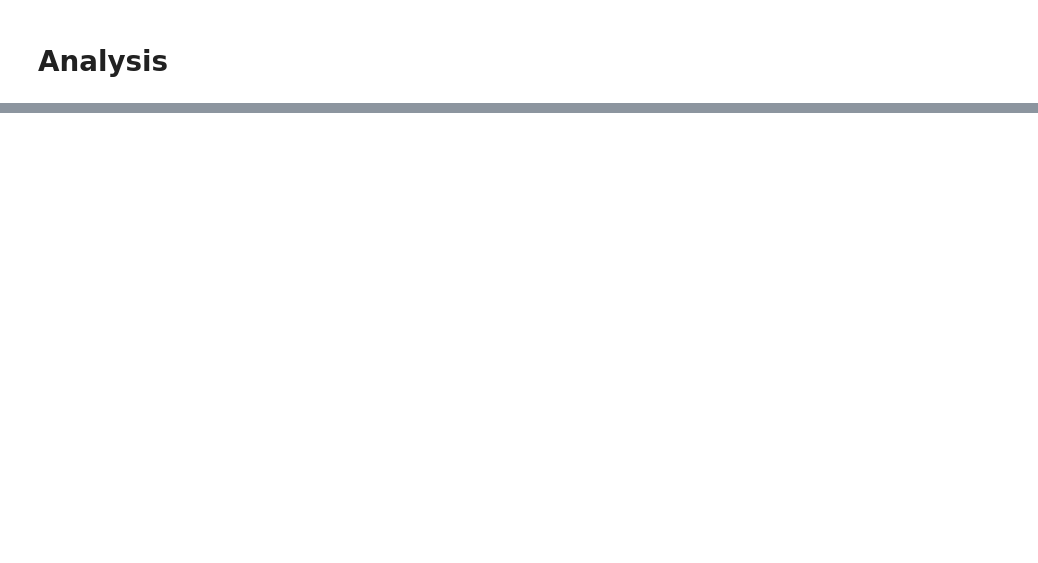
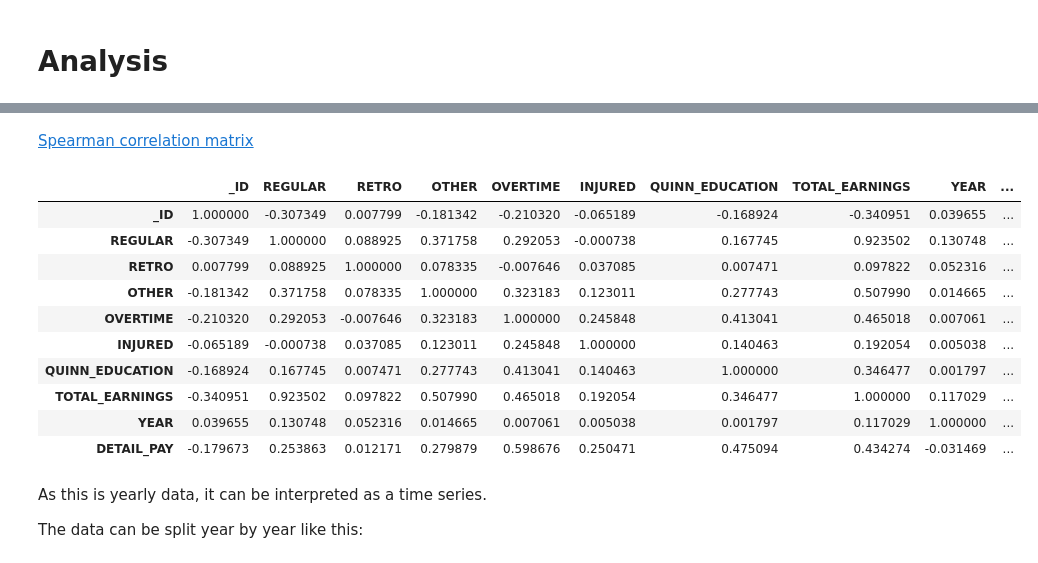
Before and after one commit to atomdog/CBBA, a Jupyter notebook: Final PDF addendum.ipynb, the cells around one changed output, grey strips where cells are left out. Cells and saved outputs as stored; diff of their text form; code cells hidden in the pictures; blank space fills up the shorter version.

```diff
--- a/Final PDF addendum.ipynb
+++ b/Final PDF addendum.ipynb
@@ -83,0 +129,20 @@ See the caveats in the documentation: https://pandas.pydata.org/pandas-docs/stab
+# %% [markdown]
+[Spearman correlation matrix]()
+# %%
+df.corr(method = 'spearman')
+# %% [output]
+|  | _ID | REGULAR | RETRO | OTHER | OVERTIME | INJURED | QUINN_EDUCATION | TOTAL_EARNINGS | YEAR | ... |
+| _ID | 1.000000 | -0.307349 | 0.007799 | -0.181342 | -0.210320 | -0.065189 | -0.168924 | -0.340951 | 0.039655 | ... |
+| REGULAR | -0.307349 | 1.000000 | 0.088925 | 0.371758 | 0.292053 | -0.000738 | 0.167745 | 0.923502 | 0.130748 | ... |
+| RETRO | 0.007799 | 0.088925 | 1.000000 | 0.078335 | -0.007646 | 0.037085 | 0.007471 | 0.097822 | 0.052316 | ... |
+| OTHER | -0.181342 | 0.371758 | 0.078335 | 1.000000 | 0.323183 | 0.123011 | 0.277743 | 0.507990 | 0.014665 | ... |
+| OVERTIME | -0.210320 | 0.292053 | -0.007646 | 0.323183 | 1.000000 | 0.245848 | 0.413041 | 0.465018 | 0.007061 | ... |
+| INJURED | -0.065189 | -0.000738 | 0.037085 | 0.123011 | 0.245848 | 1.000000 | 0.140463 | 0.192054 | 0.005038 | ... |
+| QUINN_EDUCATION | -0.168924 | 0.167745 | 0.007471 | 0.277743 | 0.413041 | 0.140463 | 1.000000 | 0.346477 | 0.001797 | ... |
+| TOTAL_EARNINGS | -0.340951 | 0.923502 | 0.097822 | 0.507990 | 0.465018 | 0.192054 | 0.346477 | 1.000000 | 0.117029 | ... |
+| YEAR | 0.039655 | 0.130748 | 0.052316 | 0.014665 | 0.007061 | 0.005038 | 0.001797 | 0.117029 | 1.000000 | ... |
+| DETAIL_PAY | -0.179673 | 0.253863 | 0.012171 | 0.279879 | 0.598676 | 0.250471 | 0.475094 | 0.434274 | -0.031469 | ... |
+# %% [markdown]
+As this is yearly data, it can be interpreted as a time series.
+
+The data can be split year by year like this:
```
Also changed, not shown: parts of 26 cells of this notebook, 3 other files.
